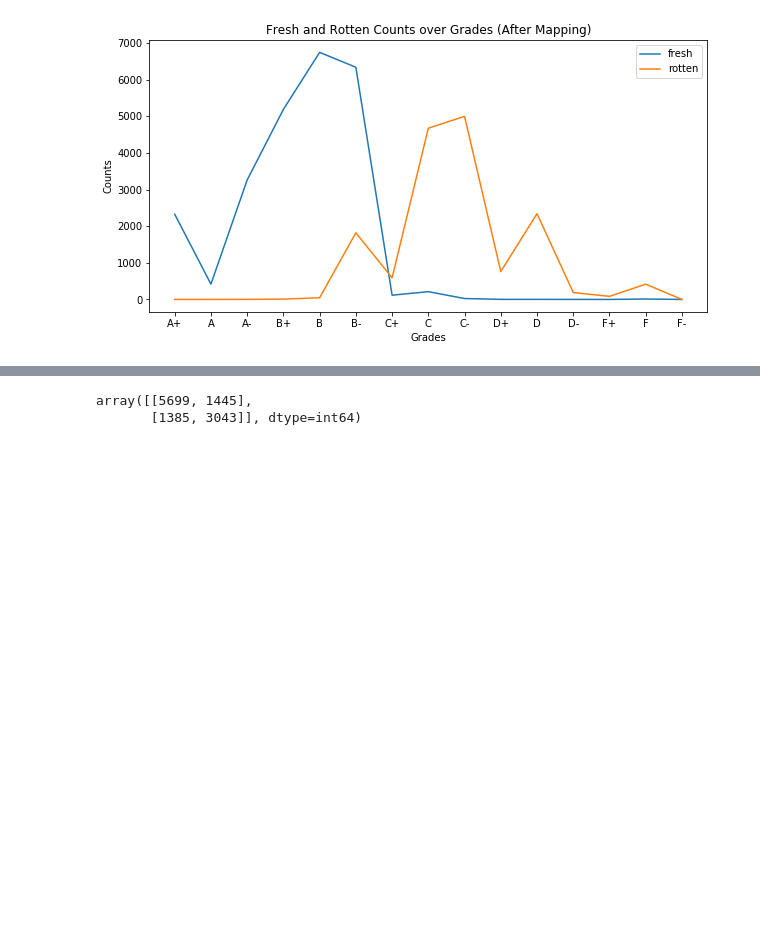
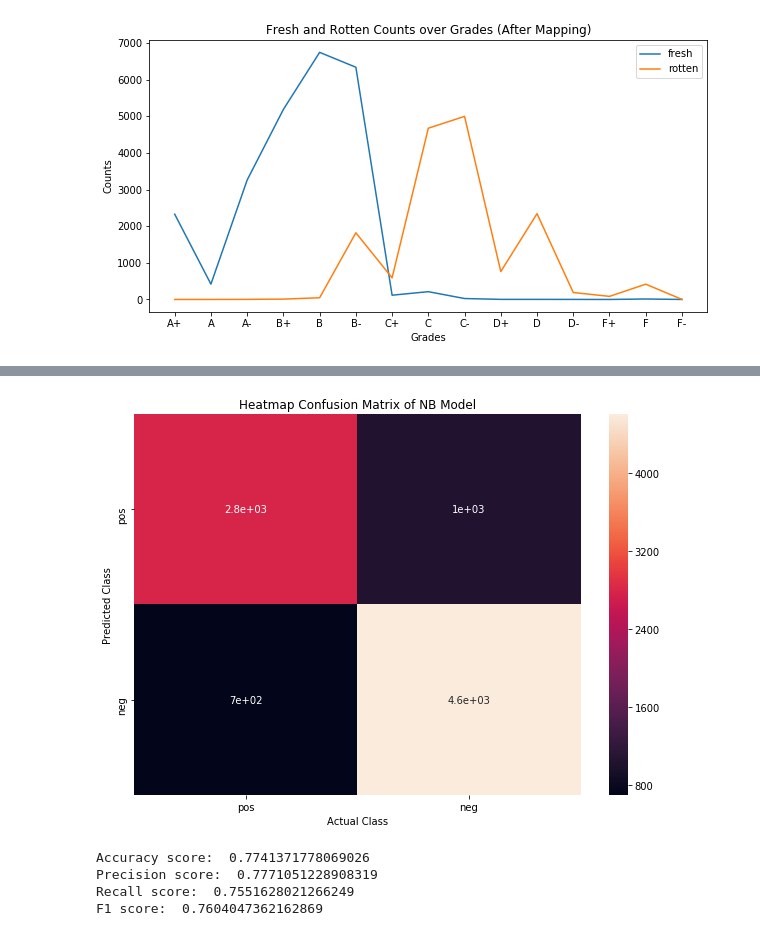
Before and after one commit to sjmiller8182/Rotten-Tomatoes-Analysis, a Jupyter notebook: Review Analysis.ipynb, the cells around one changed output, grey strips where cells are left out. Cells and saved outputs as stored; diff of their text form; code cells hidden in the pictures; blank space fills up the shorter version.

Commit message:
format models into pipeline

```diff
--- a/Review Analysis.ipynb
+++ b/Review Analysis.ipynb
@@ -301,3 +320,0 @@ testing_data = count_vec.transform(X_test)
-# %%
-naive_bayes = MultinomialNB(alpha = .1)
-naive_bayes.fit(training_data, y_train)
@@ -307,0 +323,32 @@ predictions = naive_bayes.predict(testing_data)
+# %%
+# import models
+import time
+from sklearn.naive_bayes import MultinomialNB
+from sklearn.linear_model import SGDClassifier
+from sklearn.svm import SVC
+
+# some containers
+models = dict()
+predictions = dict()
+t = dict()
+rand_state = 49
+
+# make models
+models['naive_bayes'] = MultinomialNB(alpha = 1)
+models['sgd'] = SGDClassifier(loss='hinge', penalty='l2', alpha=1e-3,
+                    random_state=rand_state, max_iter=7, tol=None)
+models['svm'] = SVC(random_state=rand_state)
+
+# train and run models
+for model in models.keys():
+    t0 = time.time()
+    models[model].fit(training_data, y_train)
+    t1 = time.time()
+    predictions[model] = models[model].predict(testing_data)
+    t2 = time.time()
+    t[model] = {'train': t1-t0, 'test': t2-t1}
+
+#naive_bayes.fit(training_data, y_train)
+
+# run model on test set
+#predictions = naive_bayes.predict(testing_data)
@@ -319,5 +416,11 @@ F1 score:  0.7418447603238573
-# %%
-confusion_matrix(y_test, predictions)
-# %% [output]
-array([[5699, 1445],
-       [1385, 3043]], dtype=int64)
+# %%
+array = confusion_matrix(y_test, predictions)
+df_cm = pd.DataFrame(array, index = [i for i in ['pos','neg']],
+                  columns = [i for i in ['pos','neg']])
+plt.figure(figsize = (10,7))
+sns.heatmap(df_cm, annot=True);
+plt.ylabel('Predicted Class');
+plt.xlabel('Actual Class');
+plt.title('Heatmap Confusion Matrix of NB Model');
+# %% [output]
+[figure, added]
@@ -323,0 +437,10 @@ array([[5699, 1445],
+# %%
+print('Accuracy score: ', format(accuracy_score(y_test, predictions)))
+print('Precision score: ', format(precision_score(y_test, predictions, average = 'macro')))
+print('Recall score: ', format(recall_score(y_test, predictions, average = 'macro')))
+print('F1 score: ', format(f1_score(y_test, predictions, average = 'macro')))
+# %% [output]
+Accuracy score:  0.7741371778069026
+Precision score:  0.7771051228908319
+Recall score:  0.7551628021266249
+F1 score:  0.7604047362162869
```
Also changed, not shown: parts of 17 cells of this notebook.
